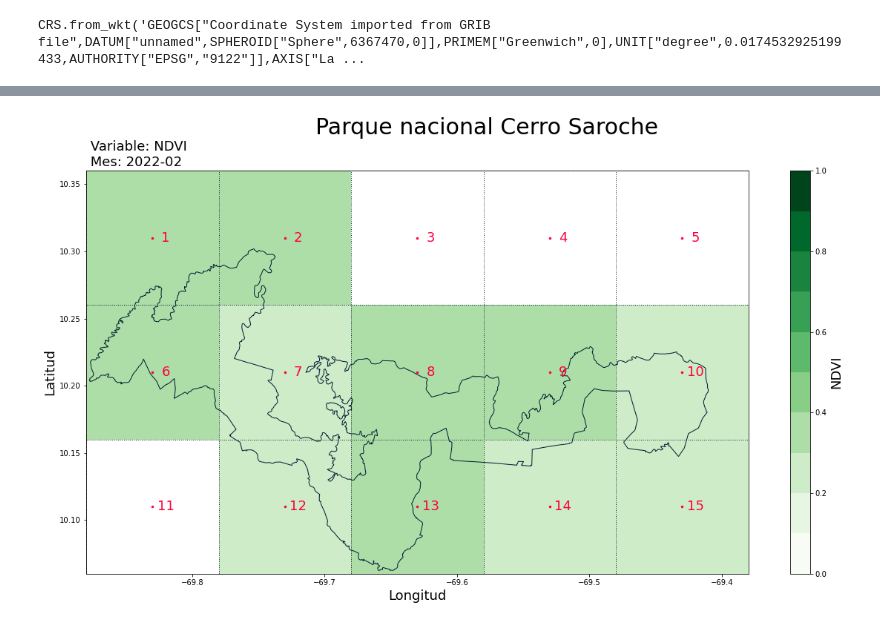
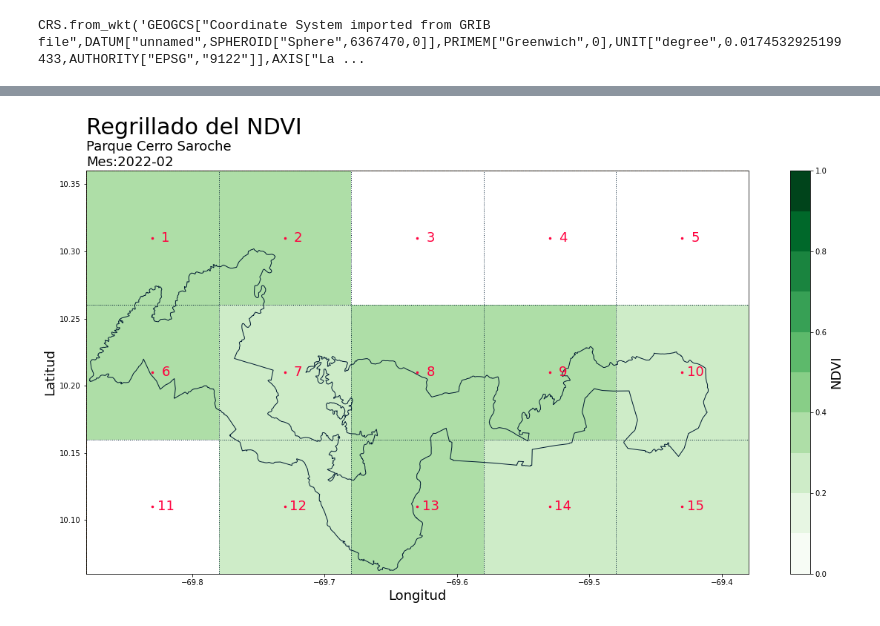
Before and after one commit to esglobe/geet-metview, a Jupyter notebook: 6_regrillado_data.ipynb, the cells around one changed output, grey strips where cells are left out. Saved outputs shown, nothing was run; the diff lists cells and outputs as text; code cells hidden in the pictures.

```diff
--- a/6_regrillado_data.ipynb
+++ b/6_regrillado_data.ipynb
@@ -514,10 +517,11 @@ annotate_list = 15*[0]+[11,6,1]+3*[0]+[12,7,2]+3*[0]+[13,8,3]+3*[0]+[14,9,4]+3*[
 for i in list(range(1, len(x) )):
   for j in list(range(1, len(y) )):
     ax.plot(x[i],y[j],color = '#FF003E', marker='.', label=i, markersize=5)
-    ax.annotate(str(annotate_list[annotate]),  xy=(x[i]+0.01,y[j]), color='#FF003E',
-        fontsize=18, #weight='',
-        horizontalalignment='center',
-        verticalalignment='center')
+    if annotate_list[annotate]!=0:
+      ax.annotate(str(annotate_list[annotate]),  xy=(x[i]+0.01,y[j]), color='#FF003E',
+          fontsize=18, #weight='',
+          horizontalalignment='center',
+          verticalalignment='center')
     annotate+=1
 
 # grilla
@@ -542,9 +546,9 @@ date_srt = datetime.fromordinal(
                   .strftime('%Y-%m-%d')
 
 # titulos
-plt.title(f" Variable: NDVI\n Día: {date_srt}",fontsize=18,loc='left')
+plt.title(f"Parque Cerro Saroche",fontsize=18,loc='left')
 plt.title(f"",fontsize=30,loc='center')
-plt.suptitle(f"Parque nacional Cerro Saroche\n",fontsize=30)
+plt.suptitle(f"NDVI",ha='left',fontsize=30,x=0.125)
 plt.xlabel("Longitud",loc='center',fontsize=18)
 plt.ylabel("Latitud",loc='center',fontsize=18)
 plt.xlim([-69.88, -69.38])
@@ -633,10 +637,11 @@ annotate_list = 15*[0]+[11,6,1]+3*[0]+[12,7,2]+3*[0]+[13,8,3]+3*[0]+[14,9,4]+3*[
 for i in list(range(1, len(x) )):
   for j in list(range(1, len(y) )):
     ax.plot(x[i],y[j],color = '#FF003E', marker='.', label=i, markersize=5)
-    ax.annotate(str(annotate_list[annotate]),  xy=(x[i]+0.01,y[j]), color='#FF003E',
-        fontsize=18, #weight='',
-        horizontalalignment='center',
-        verticalalignment='center')
+    if annotate_list[annotate]!=0:
+      ax.annotate(str(annotate_list[annotate]),  xy=(x[i]+0.01,y[j]), color='#FF003E',
+          fontsize=18, #weight='',
+          horizontalalignment='center',
+          verticalalignment='center')
     annotate+=1
 
 # grilla
@@ -659,9 +664,9 @@ for i in list(range( len(y_grid) )):
 date_srt = datetime.fromordinal(ds_ndvi_mes.time.values[time_lebel]).strftime('%Y-%m')
 
 # titulos
-plt.title(f" Variable: NDVI\n Mes: {date_srt}",fontsize=18,loc='left')
+plt.title(f"Parque Cerro Saroche",fontsize=18,loc='left')
 plt.title(f"",fontsize=30,loc='center')
-plt.suptitle(f"Parque nacional Cerro Saroche\n",fontsize=30)
+plt.suptitle(f"NDVI",ha='left',fontsize=30,x=0.125)
 plt.xlabel("Longitud",loc='center',fontsize=18)
 plt.ylabel("Latitud",loc='center',fontsize=18)
 plt.xlim([-69.88, -69.38])
@@ -865,42 +870,43 @@ annotate_list = 15*[0]+[11,6,1]+3*[0]+[12,7,2]+3*[0]+[13,8,3]+3*[0]+[14,9,4]+3*[
 for i in list(range(1, len(x) )):
   for j in list(range(1, len(y) )):
     ax.plot(x[i],y[j],color = '#FF003E', marker='.', label=i, markersize=5)
-    ax.annotate(str(annotate_list[annotate]),  xy=(x[i]+0.01,y[j]), color='#FF003E',
-        fontsize=18, #weight='',
-        horizontalalignment='center',
-        verticalalignment='center')
+    if annotate_list[annotate]!=0:
+      ax.annotate(str(annotate_list[annotate]),  xy=(x[i]+0.01,y[j]), color='#FF003E',
+          fontsize=18, #weight='',
+          horizontalalignment='center',
+          verticalalignment='center')
     annotate+=1
 
 # grilla
 color_grid = '#001B32'
 for i in list(range( len(x_grid) )):
   ax.vlines(x = x_grid[i],ymin=min(y_grid),ymax=max(y_grid),
             colors = color_grid,
             linestyles='dotted',
             linewidth=1,
             label = 'vline_multiple - full height')
 
 for i in list(range( len(y_grid) )):
   ax.hlines(y = y_grid[i],xmin=min(x_grid),xmax=max(x_grid),
             colors = color_grid,
             linestyles='dotted',
             linewidth=1,
             label = 'vline_multiple - full height')
 
 # dia
 date_srt = datetime.fromordinal(rds_ndvi.time.values[time_lebel]).strftime('%Y-%m')
 
 # titulos
-plt.title(f" Variable: NDVI\n Mes: {date_srt}",fontsize=18,loc='left')
+plt.title(f"Parque Cerro Saroche\nMes:{date_srt}",fontsize=18,loc='left')
 plt.title(f"",fontsize=30,loc='center')
-plt.suptitle(f"Parque nacional Cerro Saroche\n",fontsize=30)
+plt.suptitle(f"Regrillado del NDVI",ha='left',fontsize=30,x=0.125)
 plt.xlabel("Longitud",loc='center',fontsize=18)
 plt.ylabel("Latitud",loc='center',fontsize=18)
 plt.xlim([-69.88, -69.38])
 plt.ylim([10.06, 10.36])
 
 plt.savefig('./cerro_saroche/figuras/regrillado_ndvi_mes.png')
 
 plt.show()
 # %% [output]
-[figure, old version]
+[figure, new version]
```
Also changed, not shown: parts of 6 cells of this notebook, 1 other file.
